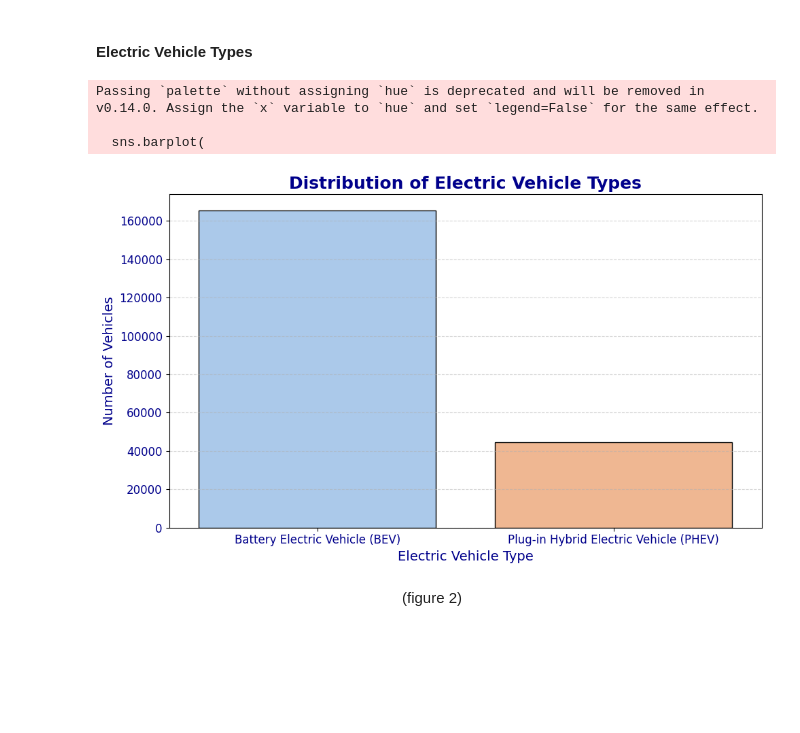
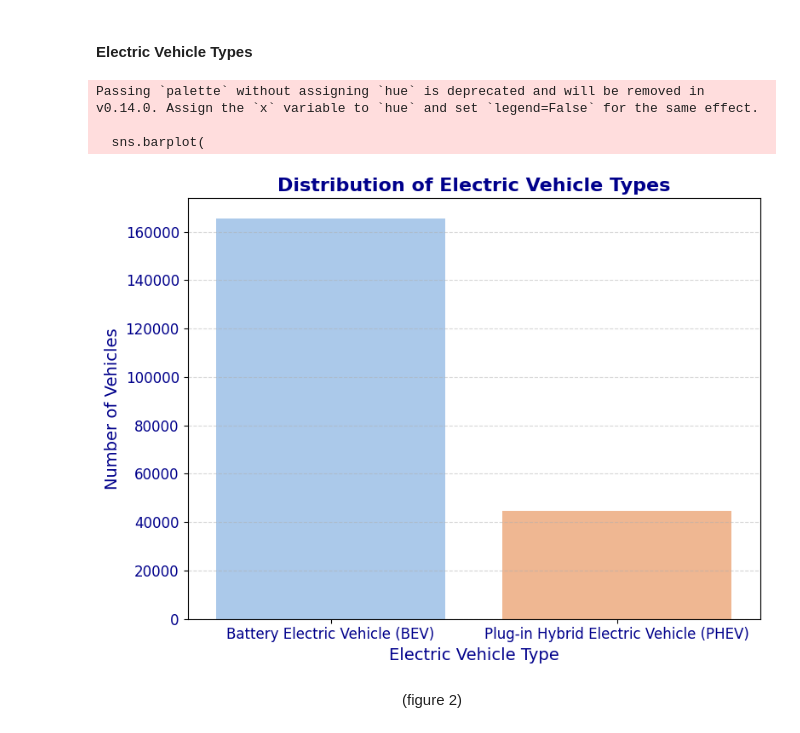
Before and after one commit to cecilia-lin/EV_Project, a Jupyter notebook: EDACheckpoint_Group092-FA24.ipynb, the cells around one changed output. Drawn from its saved outputs; the diff is of its cells as text; code cells hidden in the pictures; blank space fills up the shorter version.

Commit message:
3 images

```diff
--- a/EDACheckpoint_Group092-FA24.ipynb
+++ b/EDACheckpoint_Group092-FA24.ipynb
@@ -311,32 +352,35 @@ We can see from the figure 1 that the number of BEVs in each county is higher th
 # %%
 # Calculate the counts for each vehicle type
 ev_type_counts = ev_population['Electric Vehicle Type'].value_counts()
 
 # Create the bar chart
-plt.figure(figsize=(10, 6))
+plt.figure(figsize=(8, 6))
+
+# Future-proof sns.barplot
 sns.barplot(
     x=ev_type_counts.index,
     y=ev_type_counts.values,
-    palette="pastel",  # Use a brighter pastel color palette
-    edgecolor="black"  # Add a black outline to bars for contrast
+    palette="pastel",
+    hue=None,  # Explicitly specify no grouping
+    dodge=False  # Ensures bars aren't split into groups
 )
-plt.title('Distribution of Electric Vehicle Types', fontsize=18, fontweight='bold', color='darkblue')
+
+# Add labels and titles
+plt.title('Distribution of Electric Vehicle Types', fontsize=16, fontweight='bold', color='darkblue')
 plt.xlabel('Electric Vehicle Type', fontsize=14, color='darkblue')
 plt.ylabel('Number of Vehicles', fontsize=14, color='darkblue')
 plt.xticks(fontsize=12, color='darkblue')
 plt.yticks(fontsize=12, color='darkblue')
-plt.grid(axis='y', linestyle='--', alpha=0.5)  # Subtle gridlines for better readability
+plt.grid(axis='y', linestyle='--', alpha=0.5)
+
+# Adjust layout and display the plot
 plt.tight_layout()
 plt.show()
-
-# Interpretation:
-# The updated bar chart uses bright colors and clean formatting to show that BEVs dominate the dataset,
-# while PHEVs represent a smaller portion, supporting the hypothesis of BEV preference.
 # %% [output]
 Passing `palette` without assigning `hue` is deprecated and will be removed in v0.14.0. Assign the `x` variable to `hue` and set `legend=False` for the same effect.
 
   sns.barplot(
-[figure, old version]
+[figure, new version]
 # %% [markdown]
 <center>(figure 2)</center>
 # %% [markdown]
```
Also changed, not shown: parts of 2 cells of this notebook.
